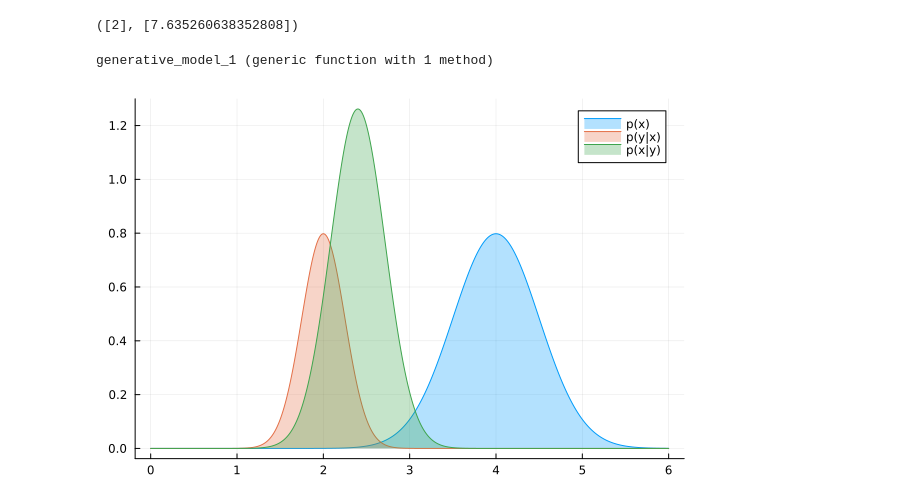
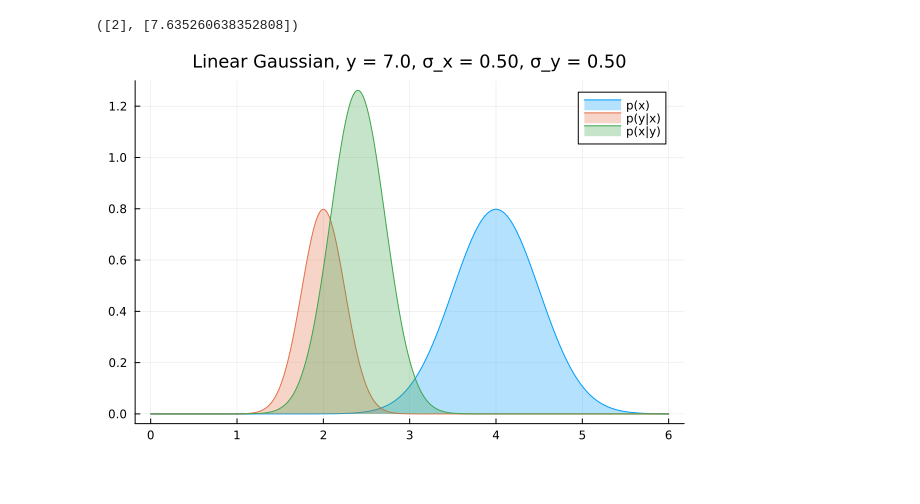
Before and after one commit to emptydiagram/rxinfer-actinf, a Jupyter notebook: foai-ch2.ipynb, the cells around one changed output. Cells and saved outputs as stored; diff of their text form; code cells hidden in the pictures.

```diff
--- a/foai-ch2.ipynb
+++ b/foai-ch2.ipynb
@@ -71,49 +104,20 @@ x_data, y_data = generative_process(rng, x_hidden)
 # %% [output]
 ([2], [7.635260638352808])
-# %%
-function generative_model_1(rng, ys)
-    # assume we've already learned the correct parameters, somehow
-    γ = [3, 2]
-    g_M = x -> γ[1] + γ[2] * x
-    stddev_y = sqrt(0.25)
-    mu_x = 4
-    stddev_x = sqrt(0.25)
-
-    prior = Normal(mu_x, stddev_x)
-    likelihood = x -> Normal(g_M(x), stddev_y)
-
-    xs = range(0, 6, length = 1000)
-
-    plot!(xs, (x) -> pdf.(prior, x), fillalpha=0.3, fillrange=0, label="p(x)", c=1)
-    plot!(xs, (x) -> pdf.(likelihood(x), ys[1]), fillalpha=0.3, fillrange=0, label="p(y|x)", c=2)
-
-    model_expr = :(@model function model_1(n, mu_x, stddev_x, γ, stddev_y)
-        y = datavar(Float64, n)
-        x ~ NormalMeanVariance(mu_x, stddev_x)
-
-        for i in 1:n
-            y[i] ~ NormalMeanVariance(γ[1] + γ[2] * x, stddev_y)
-        end
-    end)
-
-    eval(model_expr)
-
-    result = infer(
-        model = model_1(length(ys), mu_x, stddev_x, γ, stddev_y),
-        data  = (y = ys, ),
-        free_energy  = true
-    )
-
-    posterior = result.posteriors[:x]
-
-    plot!(xs, (x) -> pdf(posterior, x), fillalpha=0.3, fillrange = 0, label="p(x|y)", c=3)
-
-end
-# %% [output]
-generative_model_1 (generic function with 1 method)
 # %%
-plot()
-generative_model_1(rng, [7.0])
+# actually, don't use what we previously generated, use hardcoded 7 as example
+y_data = [7.0]
+
+make_plot_title(y, stddev_x, stddev_y) = "Linear Gaussian, y = $(@sprintf("%.1f", y)), σ_x = $(@sprintf("%.2f", stddev_x)), σ_y = $(@sprintf("%.2f", stddev_y))"
+
+# assume we've already learned the correct γ parameters, somehow
+mu_x = 4.0
+stddev_x = sqrt(0.25)
+γ = [3.0, 2.0]
+stddev_y = sqrt(0.25)
+
+
+plot(title=make_plot_title(y_data[1], stddev_x, stddev_y), titlefontsize=12)
+generative_model(y_data, mu_x, stddev_x, γ, stddev_y, rng)
 #vline!(x_data, label="x", c=4)
 # %% [output]
-[figure, old version]
+[figure, new version]
```
Also changed, not shown: parts of 12 cells of this notebook.
